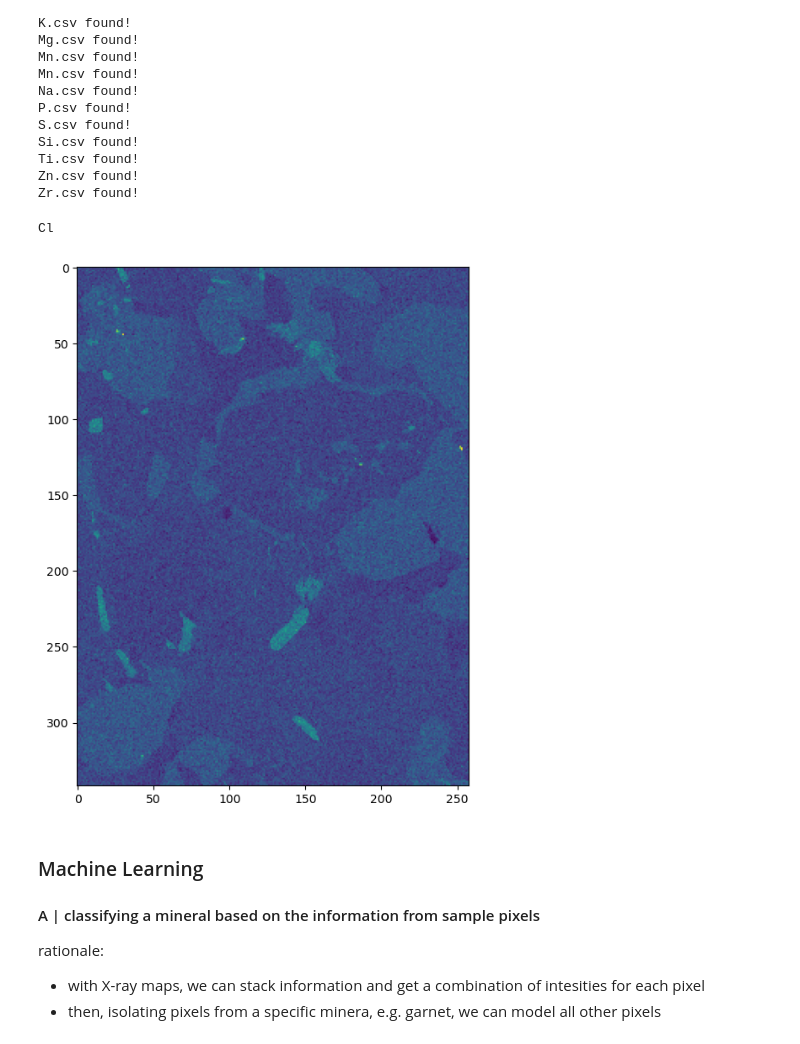
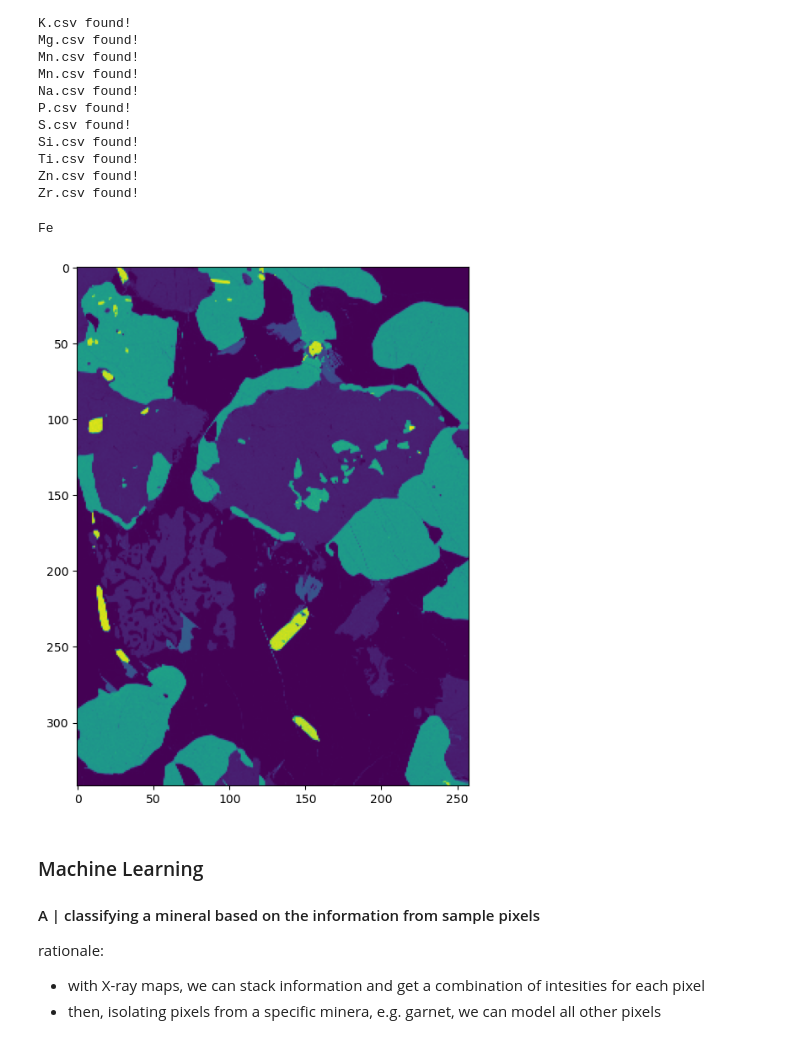
Before and after one commit to luschiro/xmapy, a Jupyter notebook: xmapy_tests.ipynb, the cells around one changed output. Saved outputs shown, nothing was run; the diff lists cells and outputs as text; code cells hidden in the pictures.

```diff
--- a/xmapy_tests.ipynb
+++ b/xmapy_tests.ipynb
@@ -108,10 +108,10 @@ Ti.csv found!
 Zn.csv found!
 Zr.csv found!
 # %%
-all_maps[3].show_map()
+all_maps[5].show_map()
 # %% [output]
-Cl
+Fe
-[figure, old version]
+[figure, new version]
 # %% [markdown]
 ### Machine Learning
 
```
Also changed, not shown: parts of 10 cells of this notebook, 12 other files.
